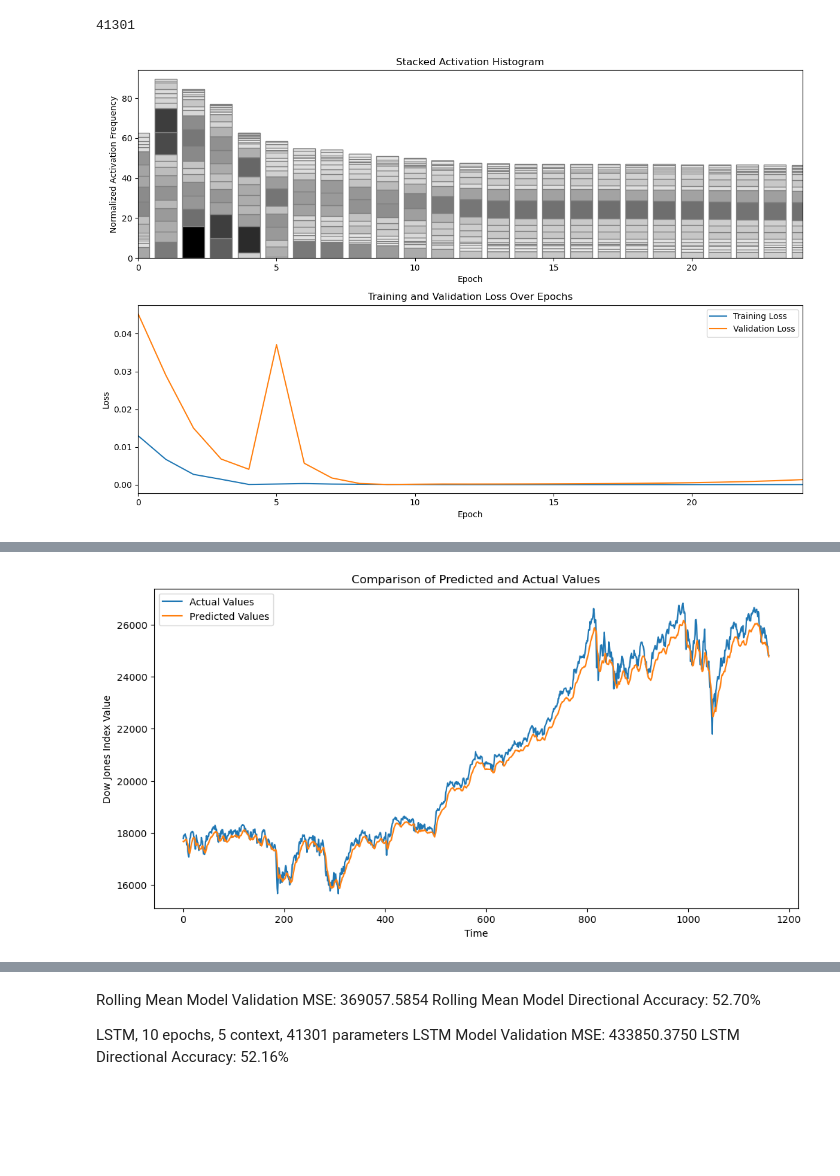
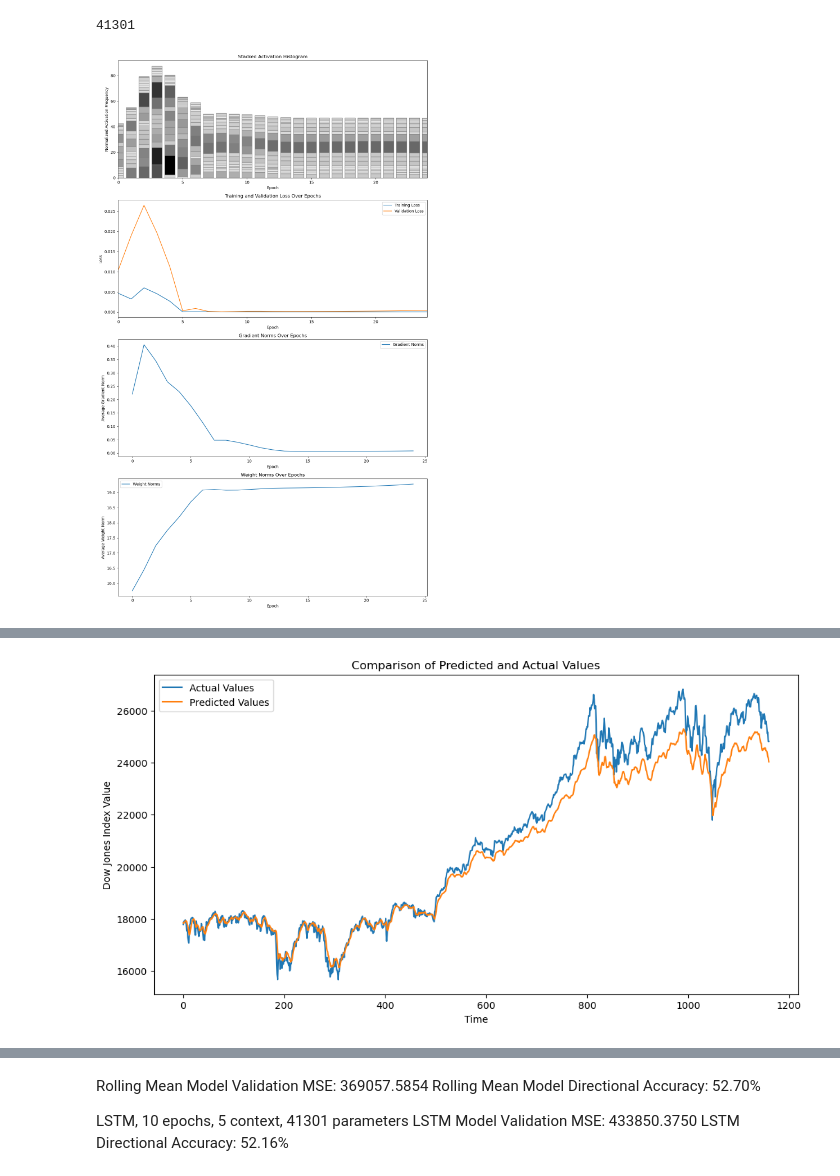
Before and after one commit to Looyyd/PytorchPractice, a Jupyter notebook: notebooks/stock_market.ipynb, the cells around one changed output, grey strips where cells are left out. Drawn from its saved outputs; the diff is of its cells as text; code cells hidden in the pictures; blank space fills up the shorter version.

Commit message:
weight and gradient norms over epochs

```diff
--- a/notebooks/stock_market.ipynb
+++ b/notebooks/stock_market.ipynb
@@ -156,15 +156,20 @@ val_losses = []
 # Define the number of bins for the histogram
 num_bins = 20
 
-
 # Initialize a data structure to store activations for each epoch
 # This will be a list of lists, with each inner list containing the binned activation counts for an epoch
 activation_histograms = []
+
+gradient_norms = []
+weight_norms = []
 
 # Training loop
 for epoch in range(epochs):
     # Temporary list to store activations for the epoch
     epoch_activations = []
+    epoch_gradient_norms = []
+    epoch_weight_norms = []
+
 
     for X_batch, y_batch in get_batches(X_train, y_train, batch_size):
         # Move batch to device
@@ -181,12 +186,28 @@ for epoch in range(epochs):
         lstm_activations = outputs.detach().cpu().numpy().flatten()
         epoch_activations.append(np.abs(lstm_activations))
 
-        # Backward pass and optimize
+        # Backward pass
         loss.backward()
+
+        # Calculate and store gradient norms
+        grad_norm = sum(p.grad.data.norm(2).item() for p in model.parameters() if p.grad is not None)
+        epoch_gradient_norms.append(grad_norm)
+
+        # Update weights
         optimizer.step()
+
+        # Calculate and store weight norms
+        weight_norm = sum(p.data.norm(2).item() for p in model.parameters())
+        epoch_weight_norms.append(weight_norm)
+
+
 
     # Store the losses
     train_losses.append(loss.item())
+    # Store average gradient and weight norms for the epoch
+    gradient_norms.append(np.mean(epoch_gradient_norms))
+    weight_norms.append(np.mean(epoch_weight_norms))
+
     model.eval()
     with torch.no_grad():
         val_predictions = model(X_val.to(device))
@@ -204,7 +225,7 @@ for epoch in range(epochs):
     display.clear_output(wait=True)
 
     # Plotting
-    fig, axs = plt.subplots(2, 1, figsize=(12, 8))
+    fig, axs = plt.subplots(4, 1, figsize=(12, 4*5))
 
     # Activation histogram (stacked)
     # Convert the list of histograms into a 2D NumPy array for easier plotting
@@ -212,31 +233,47 @@ for epoch in range(epochs):
     # Calculate the maximum count to normalize the color scale
     max_count = hist_array.max()
 
     # Plot the stacked histogram using greyscale colors
     for bin_idx in range(num_bins):
         normalized_counts = hist_array[:, bin_idx] / max_count
         colors = 1.0 - normalized_counts  # Invert colors: high frequency -> white, low frequency -> black
         axs[0].bar(range(epoch + 1), hist_array[:, bin_idx], bottom=np.sum(hist_array[:, :bin_idx], axis=1),
                    color=[f'{c}' for c in colors], edgecolor='grey')
 
 
     axs[0].set_title(f'Stacked Activation Histogram')
     axs[0].set_xlabel('Epoch')
     axs[0].set_ylabel('Normalized Activation Frequency')
     axs[0].set_xlim(0, epochs - 1)  # Limit x-axis to the number of epochs
 
     # Loss plot
     axs[1].plot(train_losses, label='Training Loss')
     axs[1].plot(val_losses, label='Validation Loss')
     axs[1].set_title('Training and Validation Loss Over Epochs')
     axs[1].set_xlabel('Epoch')
     axs[1].set_xlim(0, epochs - 1)  # Limit x-axis to the number of epochs
     axs[1].set_ylabel('Loss')
     axs[1].legend()
 
+    # Gradient norms plot
+    axs[2].plot(gradient_norms, label='Gradient Norms')
+    axs[2].set_title('Gradient Norms Over Epochs')
+    axs[2].set_xlabel('Epoch')
+    axs[2].set_ylabel('Average Gradient Norm')
+    axs[2].set_xlim(0, epochs - 1)  # Limit x-axis to the number of epochs
+    axs[2].legend()
+
+    # Weight norms plot
+    axs[3].plot(weight_norms, label='Weight Norms')
+    axs[3].set_title('Weight Norms Over Epochs')
+    axs[3].set_xlabel('Epoch')
+    axs[3].set_ylabel('Average Weight Norm')
+    axs[3].set_xlim(0, epochs - 1)  # Limit x-axis to the number of epochs
+    axs[3].legend()
+
     plt.tight_layout()
     plt.show()
 
     print(f'Epoch {epoch + 1}/{epochs}, Training Loss: {train_losses[-1]:.4f}, Validation Loss: {val_losses[-1]:.4f}')
 # %% [output]
-[figure, old version]
+[figure, new version]
@@ -260,7 +297,7 @@ plt.ylabel('Dow Jones Index Value')
 plt.legend()
 plt.show()
 # %% [output]
-[figure, old version]
+[figure, new version]
 # %%
 actual_changes = np.diff(val_actuals_inverse.flatten()) >= 0
 predicted_changes = np.diff(val_predictions_inverse.flatten()) >= 0
```
Also changed, not shown: parts of 4 cells of this notebook.
